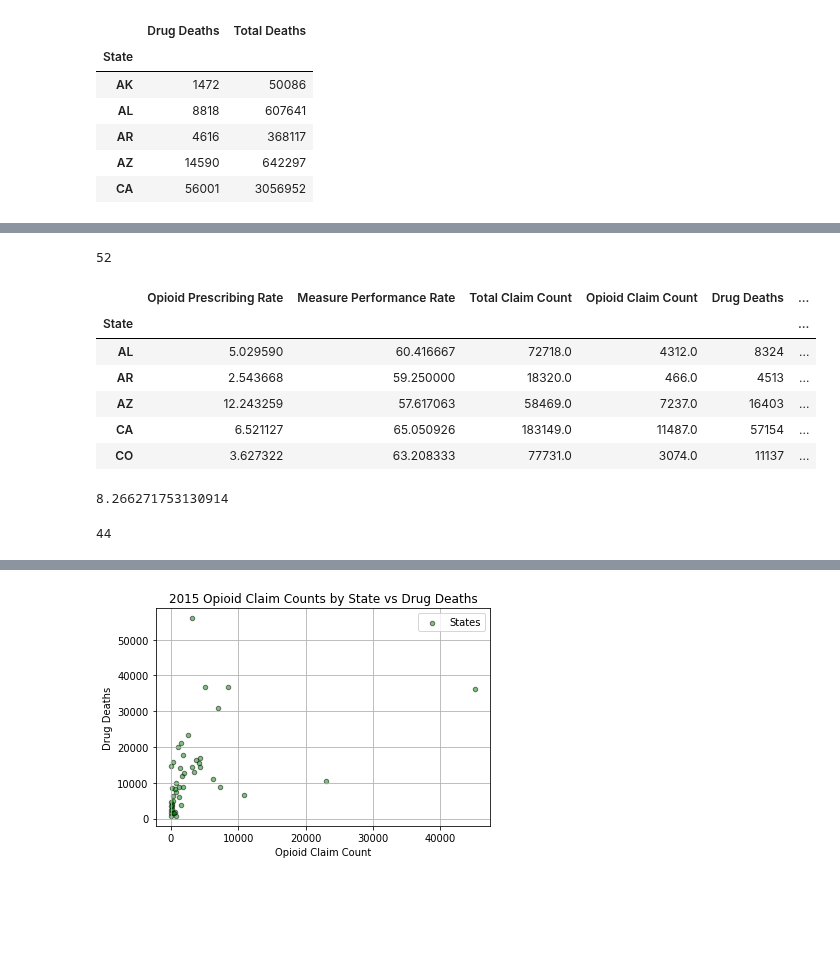
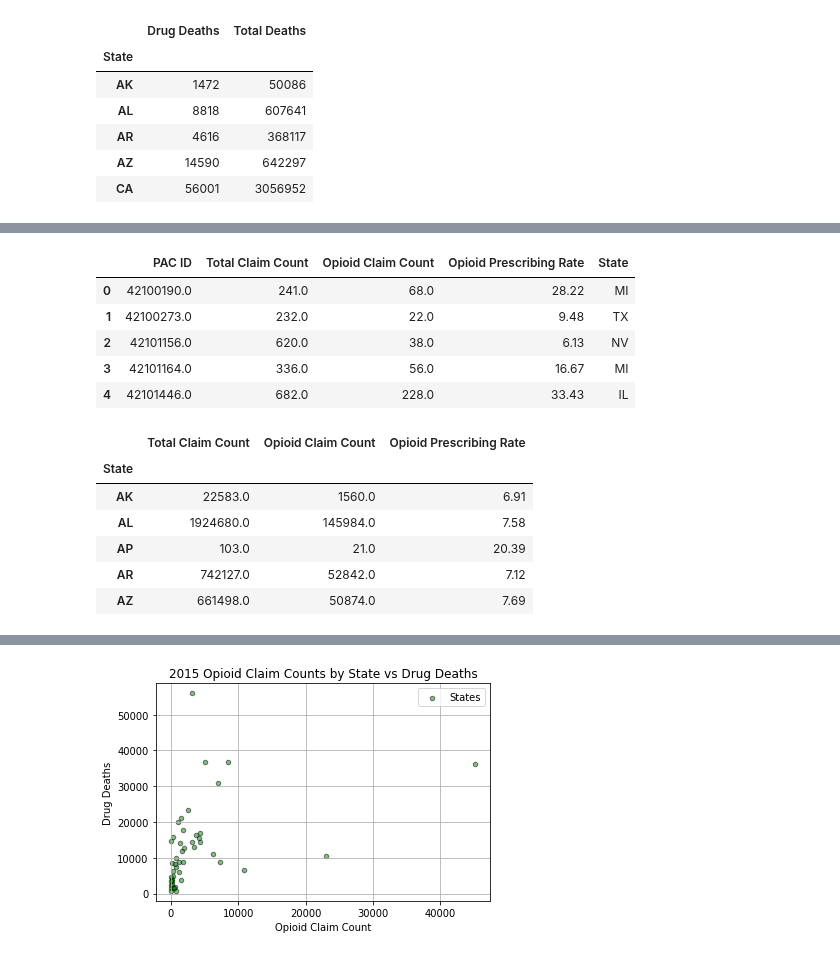
Before and after one commit to MTDahmer/Project1, a Jupyter notebook: notebooks/Omar 3.29.19 (Individual PAC and Deaths Analysis).ipynb, the cells around one changed output, grey strips where cells are left out. Saved outputs shown, nothing was run; the diff lists cells and outputs as text; code cells hidden in the pictures; blank space fills up the shorter version.

```diff
--- a/notebooks/Omar 3.29.19 (Individual PAC and Deaths Analysis).ipynb
+++ b/notebooks/Omar 3.29.19 (Individual PAC and Deaths Analysis).ipynb
@@ -146,26 +72,23 @@ merged_state_rate_deaths15.head()
-# %%
-len(merged_state_rate_deaths15)
-# %% [output]
-52
-# %%
-#Drop any columns with null values. Expecting this to drop our data from 52 states/territories
-#Drop values from 2016 data
-merged_state_rate_deaths16 = merged_state_rate_deaths16.dropna(axis=0 , how='any')
-merged_state_rate_deaths16.head()
-# %% [output]
-|  | Opioid Prescribing Rate | Measure Performance Rate | Total Claim Count | Opioid Claim Count | Drug Deaths | ... |
-| State |  |  |  |  |  | ... |
-| AL | 5.029590 | 60.416667 | 72718.0 | 4312.0 | 8324 | ... |
-| AR | 2.543668 | 59.250000 | 18320.0 | 466.0 | 4513 | ... |
-| AZ | 12.243259 | 57.617063 | 58469.0 | 7237.0 | 16403 | ... |
-| CA | 6.521127 | 65.050926 | 183149.0 | 11487.0 | 57154 | ... |
-| CO | 3.627322 | 63.208333 | 77731.0 | 3074.0 | 11137 | ... |
-# %%
-group_avgprescriberate_16 = merged_state_rate_deaths16["Opioid Prescribing Rate"].mean()
-group_avgprescriberate_16
-# %% [output]
-8.266271753130914
-# %%
-len(merged_state_rate_deaths16)
-# %% [output]
-44
+# %%
+individual_pac_2015.head()
+# %% [output]
+|  | PAC ID | Total Claim Count | Opioid Claim Count | Opioid Prescribing Rate | State |
+| 0 | 42100190.0 | 241.0 | 68.0 | 28.22 | MI |
+| 1 | 42100273.0 | 232.0 | 22.0 | 9.48 | TX |
+| 2 | 42101156.0 | 620.0 | 38.0 | 6.13 | NV |
+| 3 | 42101164.0 | 336.0 | 56.0 | 16.67 | MI |
+| 4 | 42101446.0 | 682.0 | 228.0 | 33.43 | IL |
+# %%
+#Create a table for individual pac by state for 2015
+state_individual_pac15 = pd.DataFrame(individual_pac_2015.groupby(["State"])["Total Claim Count","Opioid Claim Count"].sum())
+state_individual_pac15.head()
+state_individual_pac15["Opioid Prescribing Rate"] = round(state_individual_pac15["Opioid Claim Count"] / state_individual_pac15["Total Claim Count"] *100,2)
+state_individual_pac15.head()
+# %% [output]
+|  | Total Claim Count | Opioid Claim Count | Opioid Prescribing Rate |
+| State |  |  |  |
+| AK | 22583.0 | 1560.0 | 6.91 |
+| AL | 1924680.0 | 145984.0 | 7.58 |
+| AP | 103.0 | 21.0 | 20.39 |
+| AR | 742127.0 | 52842.0 | 7.12 |
+| AZ | 661498.0 | 50874.0 | 7.69 |
```
Also changed, not shown: parts of 15 cells of this notebook.
